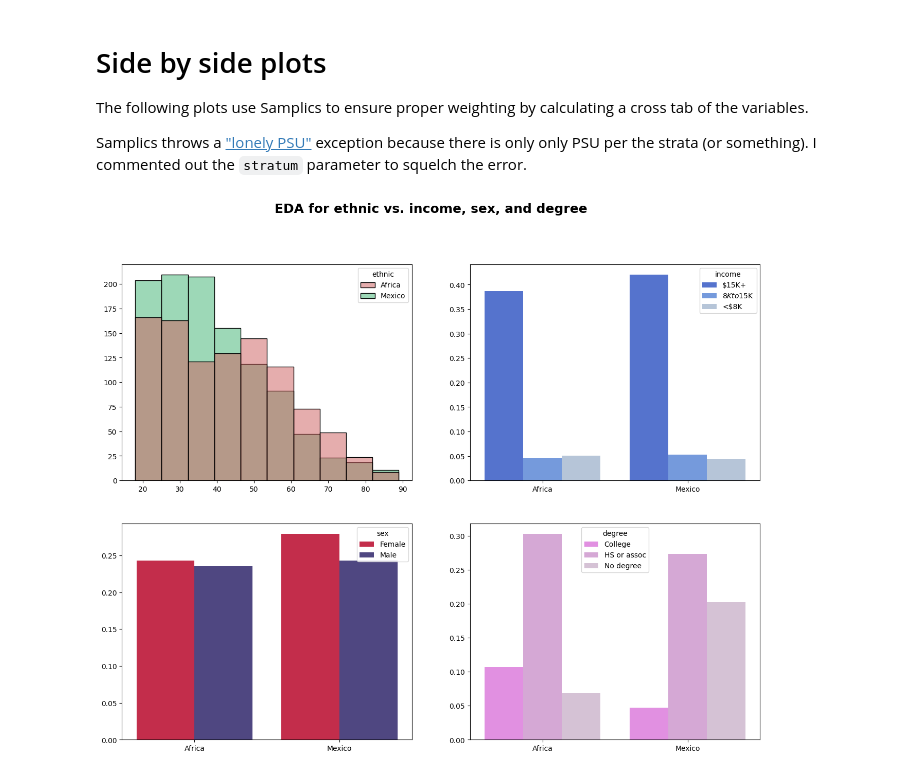
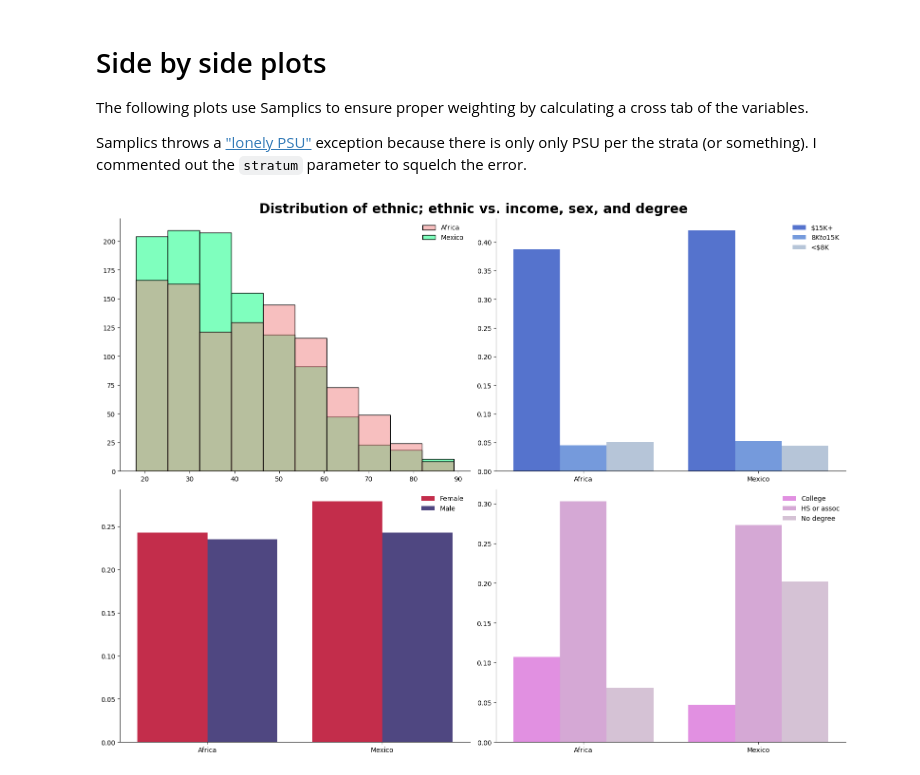
Before and after one commit to joshuamegnauth54/data765-intro-python-tutoring, a Jupyter notebook: thesis_2023/02_analysis.ipynb, the cells around one changed output. Saved outputs shown, nothing was run; the diff lists cells and outputs as text; code cells hidden in the pictures.

Commit message:
Improve plot aesthetics

```diff
--- a/thesis_2023/02_analysis.ipynb
+++ b/thesis_2023/02_analysis.ipynb
@@ -243,7 +243,7 @@ Samplics throws a ["lonely PSU"](https://r-survey.r-forge.r-project.org/survey/e
 # %%
 # Color maps
 # Pan-African colors are red, green, and black
-ethnicity = {"Africa": "indianred", "Mexico": "mediumseagreen"}
+ethnicity = {"Africa": "lightcoral", "Mexico": "springgreen"}
 
 gender = {"Female": "crimson", "Male": "darkslateblue"}
 
@@ -261,6 +261,10 @@ degree = {
 
 # Two rows and two columns
 comp_fig, comp_axes = plt.subplots(2, 2, figsize=(16, 12))
+
+# The following code can be greatly simplified with a for loop, but it may
+# be too confusing to follow for students with a shaky grasp on Python.
+# I'll just write it out verbosely for now.
 
 # Plot the age histogram on the first subplot
 sns.histplot(
@@ -319,34 +323,41 @@ _ = sns.barplot(
 ethn_degr = CrossTabulation("proportion")
 ethn_degr.tabulate(
     vars=gss[["ethnic", "degree"]],
     samp_weight=gss["wtssall"],
     # Lonely PSU
     # stratum=gss["vstrat"],
     psu=gss["vpsu"],
     remove_nan=True,
 )
 ethn_degr = ethn_degr.to_dataframe()
 
 # Plot ethnic/degree cross tab
 _ = sns.barplot(
     x=ethn_degr.ethnic,
     y=ethn_degr.proportion,
     hue=ethn_degr.degree,
     palette=degree,
     ax=comp_axes[1][1],
 )
 
 # Titles et cetera
 for ax in comp_axes.flat:
     ax.set_xlabel(None)
     ax.set_ylabel(None)
 
     # Remove legend title
-    # handles, labels = ax.get_legend_handles_labels()
-    # ax.legend(handles=handles, labels=labels)
+    legend = ax.get_legend()
+    legend.set_title(None)
+    legend.draw_frame(False)
+
+    # Remove plot spines
+    sns.despine(comp_fig, ax)
+
 
 _ = comp_fig.suptitle(
-    "EDA for ethnic vs. income, sex, and degree", fontsize=18, fontweight="bold"
+    "Distribution of ethnic; ethnic vs. income, sex, and degree", fontsize=20, fontweight="bold"
 )
+
+comp_fig.set_tight_layout(True)
 # %% [output]
-[figure, old version]
+[figure, new version]
```
